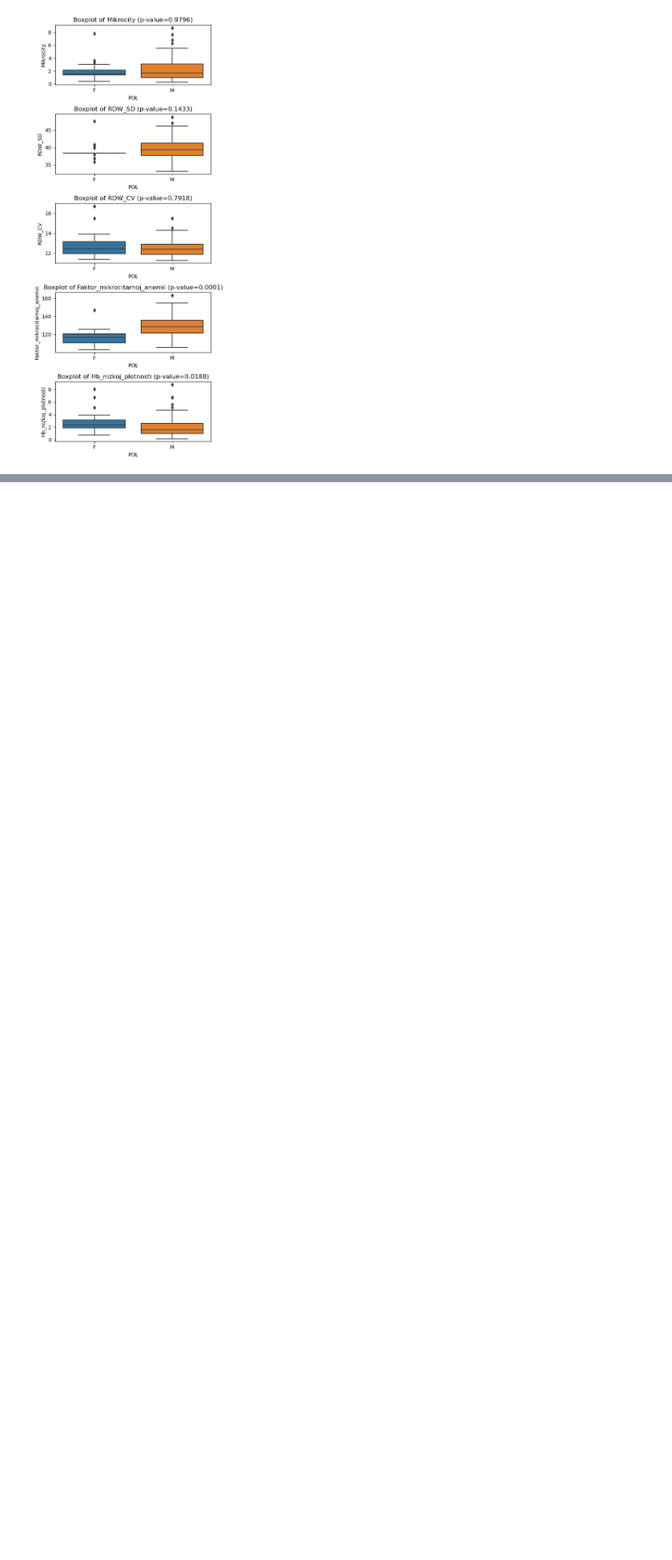
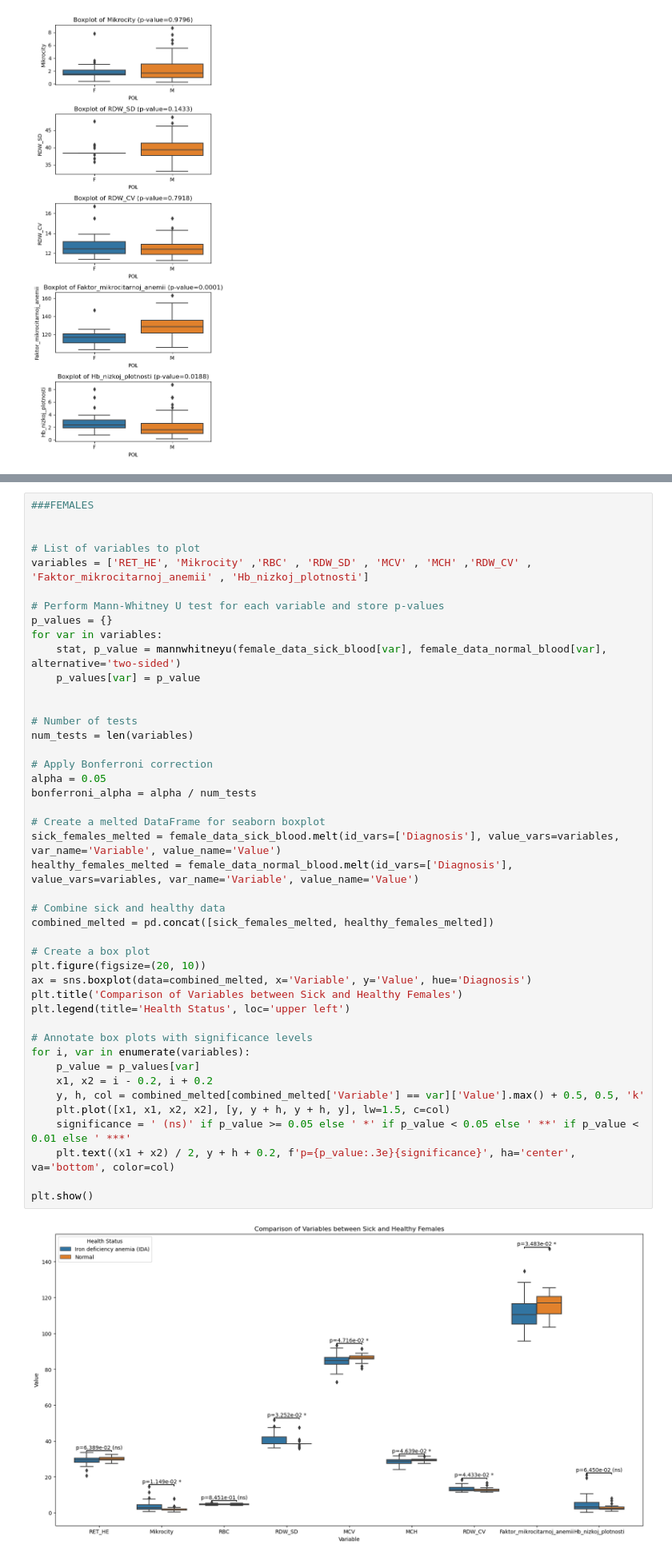
Before and after one commit to Nikom13/Natasha, a Jupyter notebook: Blood Basic Tests.ipynb, the cells around one changed output, grey strips where cells are left out. Shown at 80% size. Drawn from its saved outputs; the diff is of its cells as text; blank space fills up the shorter version.

```diff
--- a/Blood Basic Tests.ipynb
+++ b/Blood Basic Tests.ipynb
@@ -441,0 +527,46 @@ Mann-Whitney U Test for Variable Hb_nizkoj_plotnosti:
+# %%
+###FEMALES
+
+
+# List of variables to plot
+variables = ['RET_HE', 'Mikrocity' ,'RBC' , 'RDW_SD' , 'MCV' , 'MCH' ,'RDW_CV' , 'Faktor_mikrocitarnoj_anemii' , 'Hb_nizkoj_plotnosti']
+
+# Perform Mann-Whitney U test for each variable and store p-values
+p_values = {}
+for var in variables:
+    stat, p_value = mannwhitneyu(female_data_sick_blood[var], female_data_normal_blood[var], alternative='two-sided')
+    p_values[var] = p_value
+
+
+# Number of tests
+num_tests = len(variables)
+
+# Apply Bonferroni correction
+alpha = 0.05
+bonferroni_alpha = alpha / num_tests
+
+# Create a melted DataFrame for seaborn boxplot
+sick_females_melted = female_data_sick_blood.melt(id_vars=['Diagnosis'], value_vars=variables, var_name='Variable', value_name='Value')
+healthy_females_melted = female_data_normal_blood.melt(id_vars=['Diagnosis'], value_vars=variables, var_name='Variable', value_name='Value')
+
+# Combine sick and healthy data
+combined_melted = pd.concat([sick_females_melted, healthy_females_melted])
+
+# Create a box plot
+plt.figure(figsize=(20, 10))
+ax = sns.boxplot(data=combined_melted, x='Variable', y='Value', hue='Diagnosis')
+plt.title('Comparison of Variables between Sick and Healthy Females')
+plt.legend(title='Health Status', loc='upper left')
+
+# Annotate box plots with significance levels
+for i, var in enumerate(variables):
+    p_value = p_values[var]
+    x1, x2 = i - 0.2, i + 0.2
+    y, h, col = combined_melted[combined_melted['Variable'] == var]['Value'].max() + 0.5, 0.5, 'k'
+    plt.plot([x1, x1, x2, x2], [y, y + h, y + h, y], lw=1.5, c=col)
+    significance = ' (ns)' if p_value >= 0.05 else ' *' if p_value < 0.05 else ' **' if p_value < 0.01 else ' ***'
+    plt.text((x1 + x2) / 2, y + h + 0.2, f'p={p_value:.3e}{significance}', ha='center', va='bottom', color=col)
+
+plt.show()
+# %% [output]
+[figure, added]
```
Also changed, not shown: parts of 22 cells of this notebook, 2 other files.
